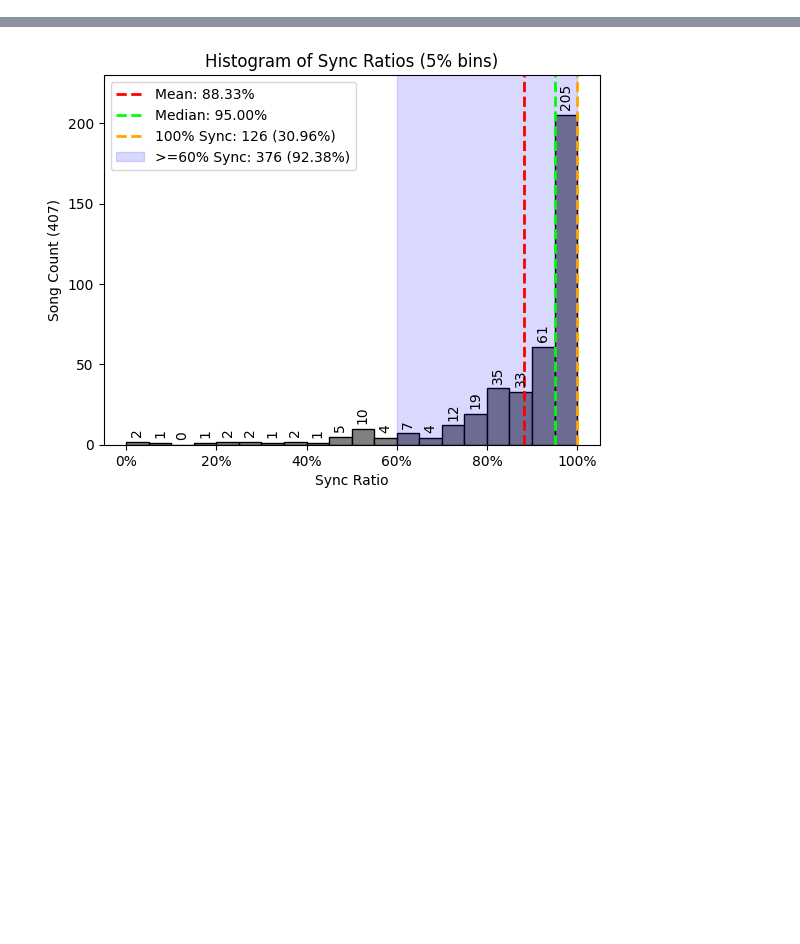
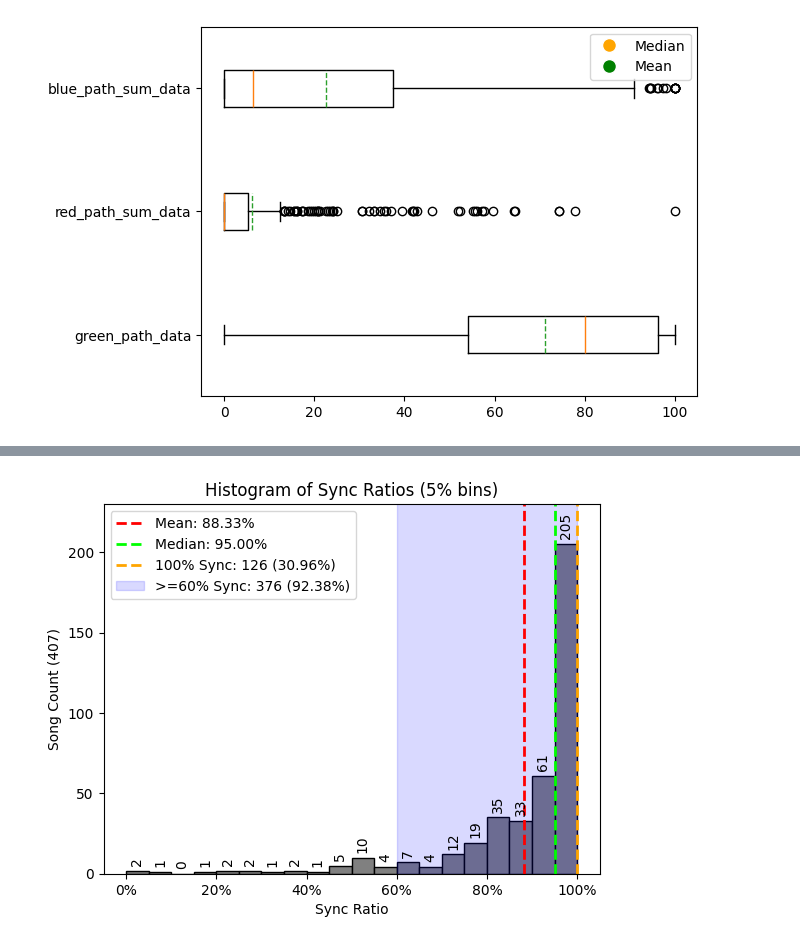
Before and after one commit to simonroedig/ChordSync_Study, a Jupyter notebook: algorithm_analysis.ipynb, the cells around one changed output, grey strips where cells are left out. Cells and saved outputs as stored; diff of their text form; code cells hidden in the pictures; blank space fills up the shorter version.

```diff
--- a/algorithm_analysis.ipynb
+++ b/algorithm_analysis.ipynb
@@ -9,0 +38,28 @@ sync_ratio_dataset = [100.0, 66.66666666666666, 51.28205128205128, 94.8717948717
+# %%
+data = [green_path_data,
+        red_path_sum_data,
+        blue_path_sum_data]
+
+medians = [statistics.median(d) for d in data]
+
+# Calculate means
+means = [statistics.mean(d) for d in data]
+
+# Labels for x-axis
+labels = ['green_path_data', 'red_path_sum_data', 'blue_path_sum_data']
+
+# Plotting boxplots
+plt.boxplot(data, labels=labels, vert=False, meanline=True, showmeans=True)
+
+# Adding labels and title
+plt.xlabel('')
+plt.title('')
+
+median_legend = plt.Line2D([0], [0], marker='o', color='w', markerfacecolor='orange', markersize=10, label='Median')
+mean_legend = plt.Line2D([0], [0], marker='o', color='w', markerfacecolor='green', markersize=10, label='Mean')
+plt.legend(handles=[median_legend, mean_legend], loc="upper right")
+
+# Show the plot
+plt.show()
+# %% [output]
+[figure, added]
```
Also changed, not shown: parts of 6 cells of this notebook, 6 other files.
